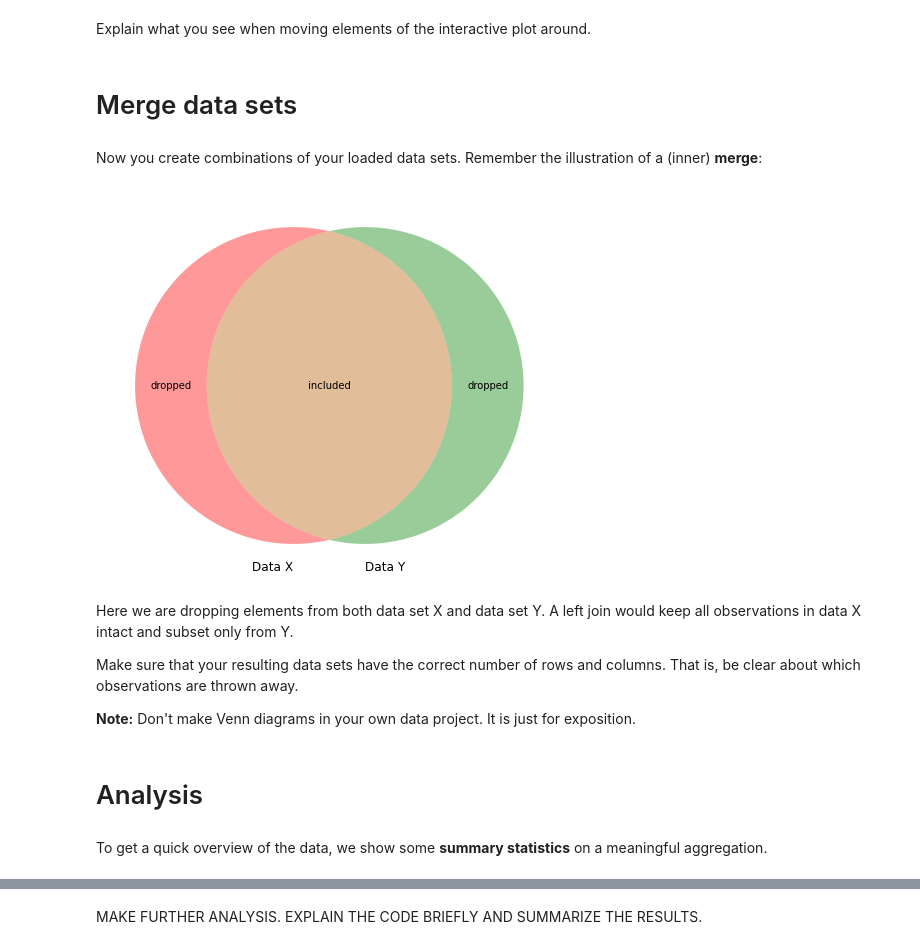
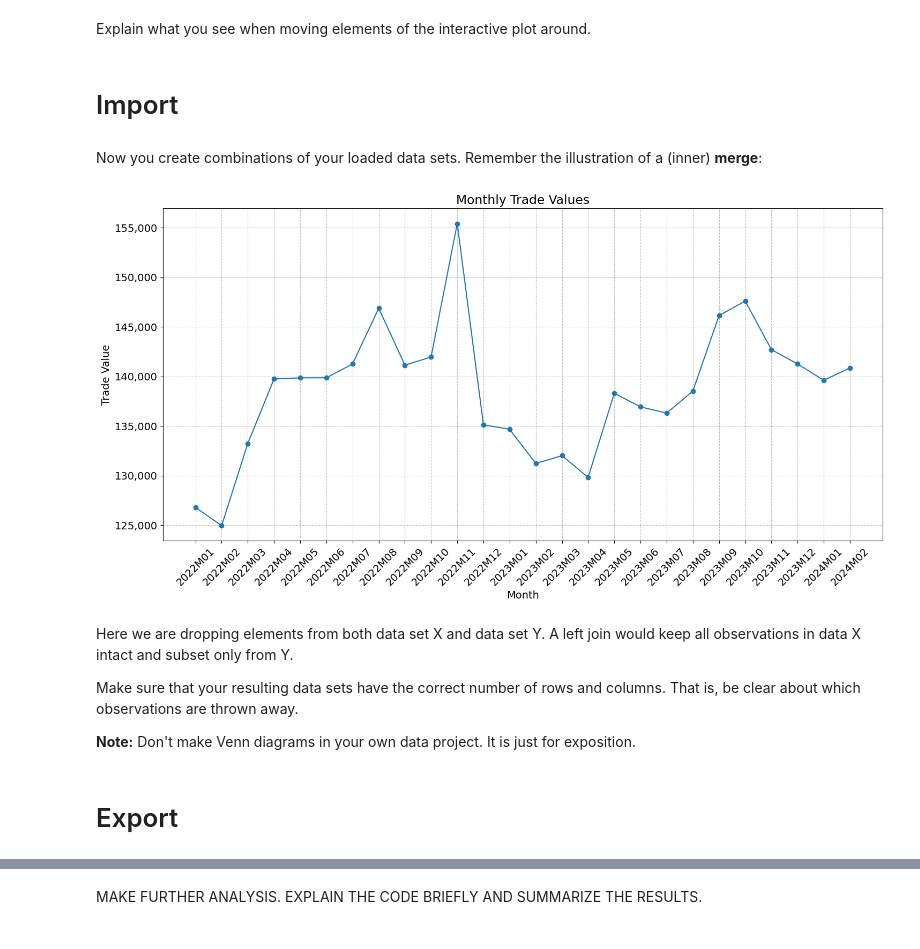
Before and after one commit to NumEconCopenhagen/projects-2024-ccc, a Jupyter notebook: dataproject/dataproject.ipynb, the cells around one changed output, grey strips where cells are left out. Saved outputs shown, nothing was run; the diff lists cells and outputs as text; code cells hidden in the pictures.

```diff
--- a/dataproject/dataproject.ipynb
+++ b/dataproject/dataproject.ipynb
@@ -121,18 +162,41 @@ widgets.interact(plot_func,
 # %% [markdown]
 Explain what you see when moving elements of the interactive plot around.
-# %% [markdown]
-# Merge data sets
+# %% [markdown]
+# Import
 # %% [markdown]
 Now you create combinations of your loaded data sets. Remember the illustration of a (inner) **merge**:
-# %%
-plt.figure(figsize=(15,7))
-v = venn2(subsets = (4, 4, 10), set_labels = ('Data X', 'Data Y'))
-v.get_label_by_id('100').set_text('dropped')
-v.get_label_by_id('010').set_text('dropped' )
-v.get_label_by_id('110').set_text('included')
-plt.show()
-# %% [output]
-[figure, removed]
+# %%
+data = pd.DataFrame({
+    'Month': ['2022M01', '2022M02', '2022M03', '2022M04', '2022M05', '2022M06', '2022M07', '2022M08', '2022M09', '2022M10', '2022M11', '2022M12',
+              '2023M01', '2023M02', '2023M03', '2023M04', '2023M05', '2023M06', '2023M07', '2023M08', '2023M09', '2023M10', '2023M11', '2023M12',
+              '2024M01', '2024M02'],
+    'Trade Value': ['126789.4', '124966.4', '133248.7', '139747.5', '139862.3', '139869.3', '141261.7', '146882.2', '141149.3', '141965.8', '155424.1', '135129.7',
+                    '134675.3', '131228.4', '132017.3', '129823.7', '138313.1', '136938.8', '136307.6', '138534.4', '146148.2', '147605.3', '142715.6', '141267.6',
+                    '139625.5', '140858.7']  # These are string values
+})
+
+# Convert 'Trade Value' to numeric type
+data['Trade Value'] = pd.to_numeric(data['Trade Value'])
+
+# Plotting the graph
+plt.figure(figsize=(15, 8))
+plt.plot(data['Month'], data['Trade Value'], marker='o')
+
+# Format the y-axis labels with commas for thousands
+plt.gca().get_yaxis().set_major_formatter(
+    plt.matplotlib.ticker.FuncFormatter(lambda x, p: format(int(x), ',')))
+
+plt.title('Monthly Trade Values')
+plt.xlabel('Month')
+plt.ylabel('Trade Value')
+
+plt.grid(True)
+plt.xticks(rotation=45)  # Rotate the x-axis labels for better readability
+plt.tight_layout()  # Adjust layout to make room for x-axis labels
+
+plt.show()
+# %% [output]
+[figure, added]
 # %% [markdown]
 Here we are dropping elements from both data set X and data set Y. A left join would keep all observations in data X intact and subset only from Y.
 
@@ -140,6 +204,4 @@ Make sure that your resulting data sets have the correct number of rows and colu
 
 **Note:** Don't make Venn diagrams in your own data project. It is just for exposition.
 # %% [markdown]
-# Analysis
+# Export
-# %% [markdown]
-To get a quick overview of the data, we show some **summary statistics** on a meaningful aggregation.
```
Also changed, not shown: parts of 4 cells of this notebook, 1 other file.
